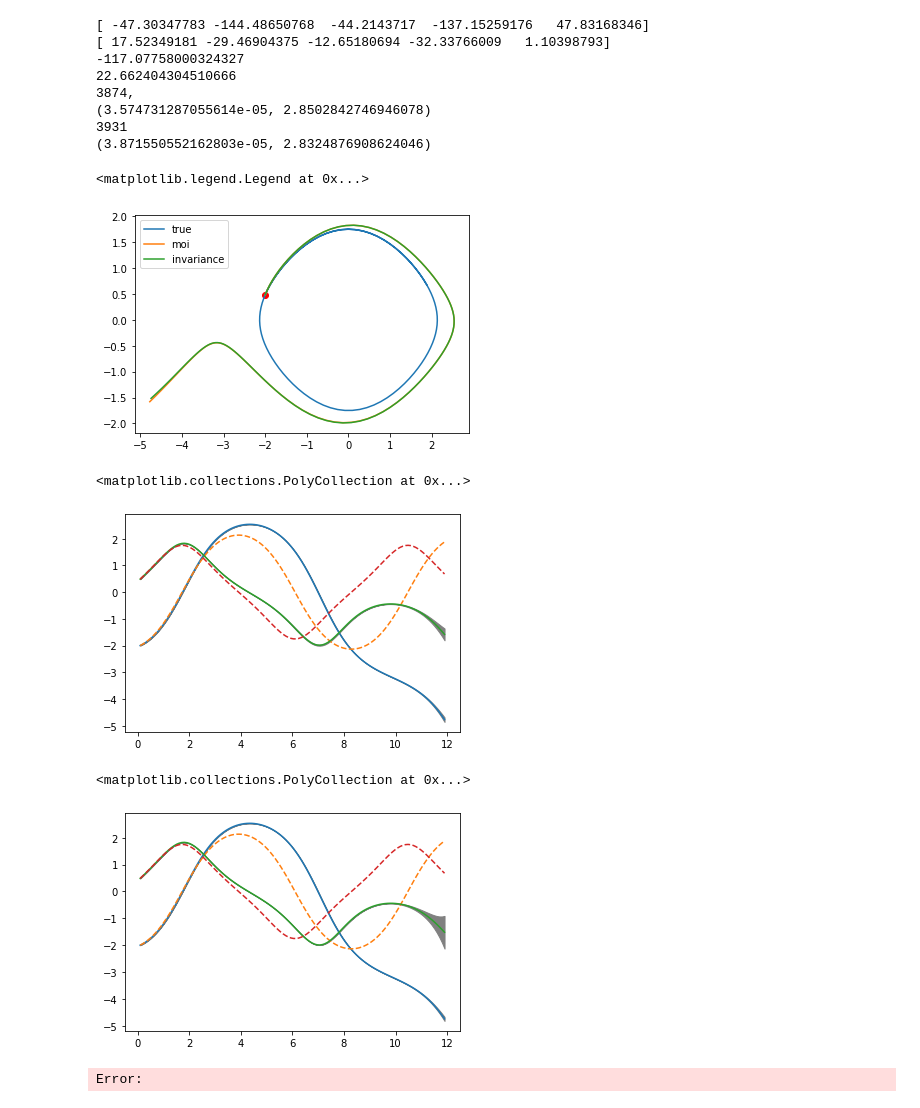
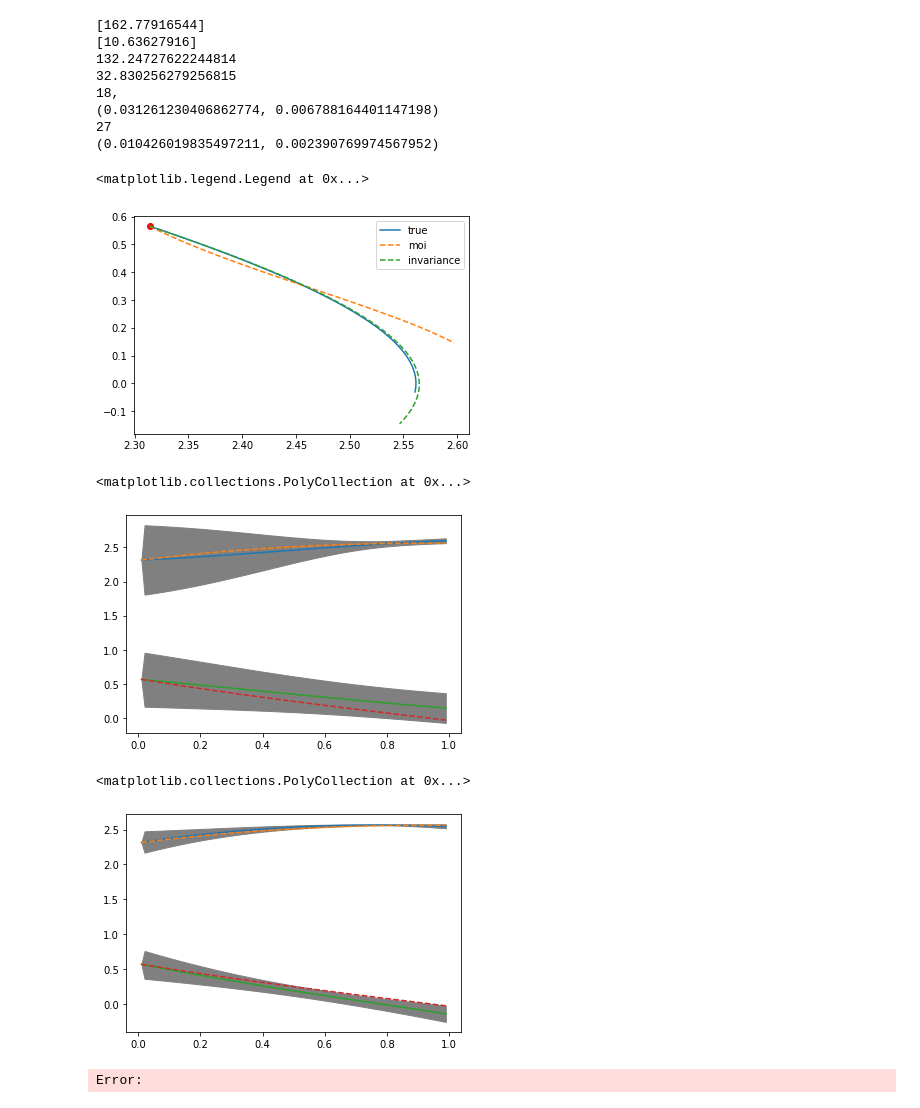
Before and after one commit to charlielao/dynamical_system_invariance_project, a Jupyter notebook: codes/run_undamped.ipynb, the cells around one changed output. Saved outputs shown, nothing was run; the diff lists cells and outputs as text; code cells hidden in the pictures.

```diff
--- a/codes/run_undamped.ipynb
+++ b/codes/run_undamped.ipynb
@@ -11,12 +11,12 @@ import os
 os.environ["CUDA_VISIBLE_DEVICES"] = '3'
 # %%
 mean = zero_mean(2)
-time_step = 0.1
-training_time = 7
-testing_time =  12
+time_step = 0.01
+training_time = 0.05
+testing_time =  1
 
 max_x = 170
-n_train = 5
+n_train = 1
 train_starting_position = np.random.uniform(-max_x, max_x, (n_train))
 train_starting_velocity = np.random.uniform(-max_x/5, max_x/5, (n_train))
 
@@ -52,25 +52,25 @@ for jitter in [2e-5]:
 
 # %%
 # %% [output]
-[ -47.30347783 -144.48650768  -44.2143717  -137.15259176   47.83168346]
-[ 17.52349181 -29.46904375 -12.65180694 -32.33766009   1.10398793]
--117.07758000324327
-22.662404304510666
-3874,
-(3.574731287055614e-05, 2.8502842746946078)
-3931
-(3.871550552162803e-05, 2.8324876908624046)
+[162.77916544]
+[10.63627916]
+132.24727622244814
+32.830256279256815
+18,
+(0.031261230406862774, 0.006788164401147198)
+27
+(0.010426019835497211, 0.002390769974567952)
 # %%
 import matplotlib.pyplot as plt
 fig, ax = plt.subplots()
 plt.plot(test_data[0][:,0],test_data[0][:,1], label="true")
-plt.plot(evaluate_moi[2][:,0],evaluate_moi[2][:,1], label='moi')
-plt.plot(evaluate_invariance[2][:,0],evaluate_invariance[2][:,1], label="invariance")
+plt.plot(evaluate_moi[2][:,0],evaluate_moi[2][:,1], "--", label='moi')
+plt.plot(evaluate_invariance[2][:,0],evaluate_invariance[2][:,1], "--", label="invariance")
 plt.scatter(test_data[0][0,0],test_data[0][0,1],color="red")
 plt.legend()
 # %% [output]
 <matplotlib.legend.Legend at 0x...>
-[figure, old version]
+[figure, new version]
 # %%
 t = np.linspace(0, testing_time, int(testing_time/time_step))[1:-1]
 plt.plot(t,evaluate_moi[2][:,0])
@@ -81,7 +81,7 @@ plt.plot(t, test_data[0][:,1], '--')
 plt.fill_between(t,evaluate_moi[2][:,1]+1.96*np.sqrt(evaluate_moi[3][:,1]+moi.likelihood.variance.numpy()),evaluate_moi[2][:,1]-1.96*np.sqrt(evaluate_moi[3][:,1]+moi.likelihood.variance.numpy()), color="grey")
 # %% [output]
 <matplotlib.collections.PolyCollection at 0x...>
-[figure, old version]
+[figure, new version]
 # %%
 
 plt.plot(t,evaluate_invariance[2][:,0])
@@ -92,5 +92,5 @@ plt.plot(t, test_data[0][:,1],'--')
 plt.fill_between(t,evaluate_invariance[2][:,1]+1.96*np.sqrt(evaluate_invariance[3][:,1]+m.likelihood.variance.numpy()),evaluate_invariance[2][:,1]-1.96*np.sqrt(evaluate_invariance[3][:,1]+m.likelihood.variance.numpy()), color="grey")
 # %% [output]
 <matplotlib.collections.PolyCollection at 0x...>
-[figure, old version]
+[figure, new version]
 Error:
```
Also changed, not shown: 8 other files.
